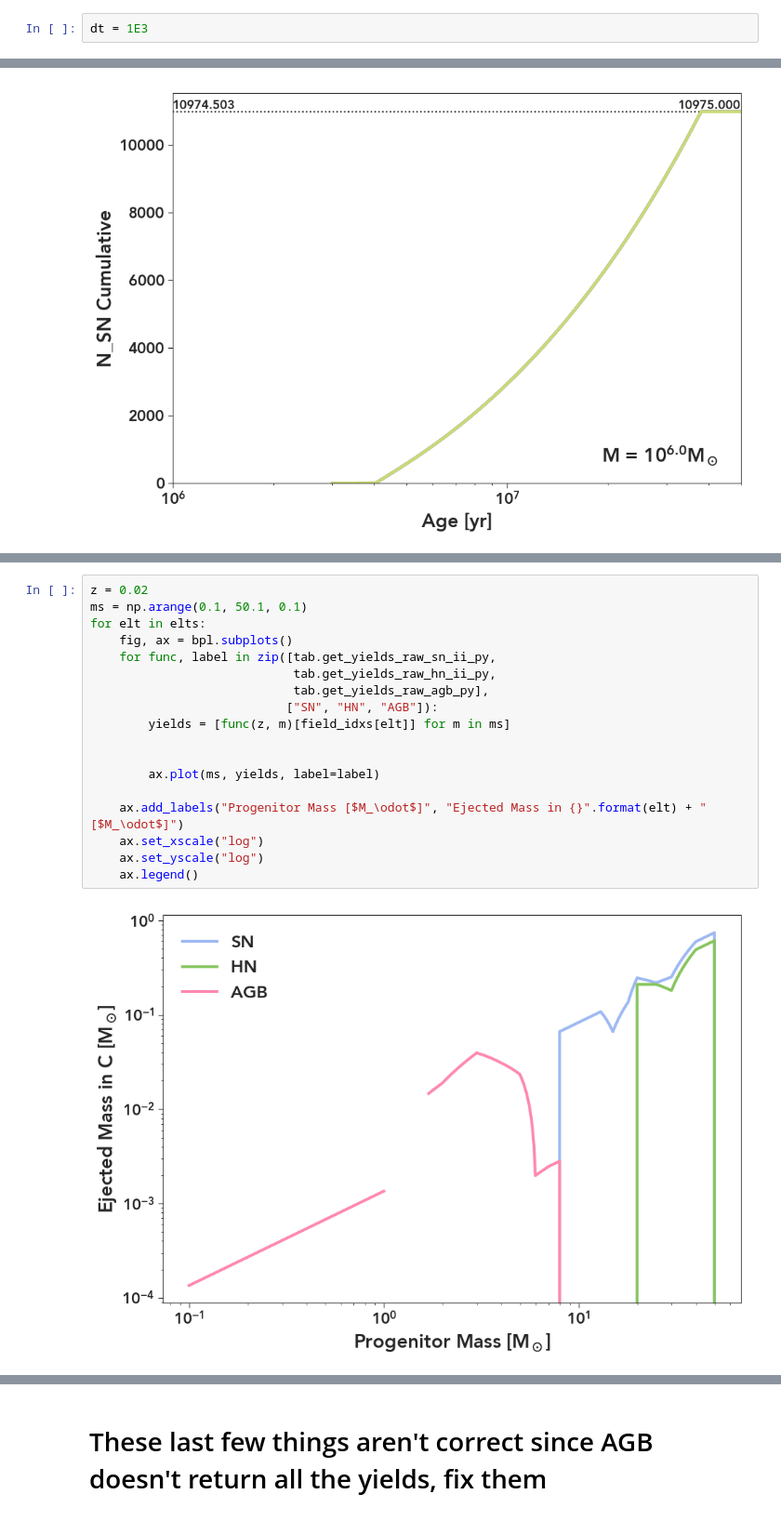
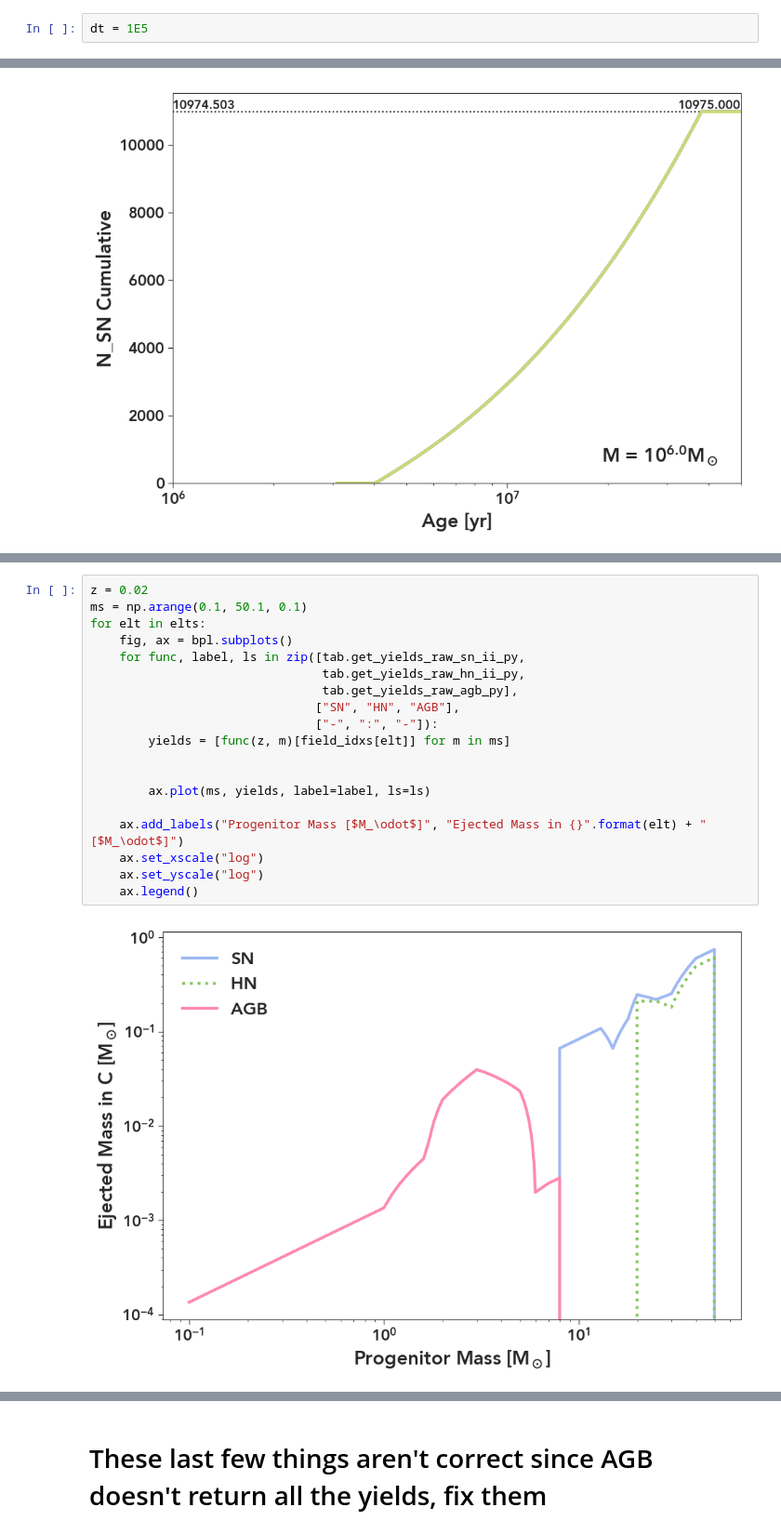
Before and after one commit to gillenbrown/agb_wrapper, a Jupyter notebook: testing/testing_discrete_sn.ipynb, the cells around one changed output, grey strips where cells are left out. Shown at 93% size. Saved outputs shown, nothing was run; the diff lists cells and outputs as text.

```diff
--- a/testing/testing_discrete_sn.ipynb
+++ b/testing/testing_discrete_sn.ipynb
@@ -56,7 +56,7 @@ for _ in range(100):
 # %% [markdown]
 Then attempt to build a SN history
 # %%
-dt = 1E3
+dt = 1E5
 # %%
 times = np.arange(3E6, 50E6, dt)
 turnoff_masses = [lt.turnoff_mass(t, 0.02) for t in times]
@@ -219,20 +219,21 @@ inf
 # %%
 z = 0.02
 ms = np.arange(0.1, 50.1, 0.1)
 for elt in elts:
     fig, ax = bpl.subplots()
-    for func, label in zip([tab.get_yields_raw_sn_ii_py,
-                            tab.get_yields_raw_hn_ii_py,
-                            tab.get_yields_raw_agb_py],
-                           ["SN", "HN", "AGB"]):
+    for func, label, ls in zip([tab.get_yields_raw_sn_ii_py,
+                                tab.get_yields_raw_hn_ii_py,
+                                tab.get_yields_raw_agb_py],
+                               ["SN", "HN", "AGB"],
+                               ["-", ":", "-"]):
         yields = [func(z, m)[field_idxs[elt]] for m in ms]
 
 
-        ax.plot(ms, yields, label=label)
+        ax.plot(ms, yields, label=label, ls=ls)
 
     ax.add_labels("Progenitor Mass [$M_\odot$]", "Ejected Mass in {}".format(elt) + " [$M_\odot$]")
     ax.set_xscale("log")
     ax.set_yscale("log")
     ax.legend()
 # %% [output]
-[figure, old version]
+[figure, new version]
```
Also changed, not shown: parts of 11 cells of this notebook, 3 other files.
